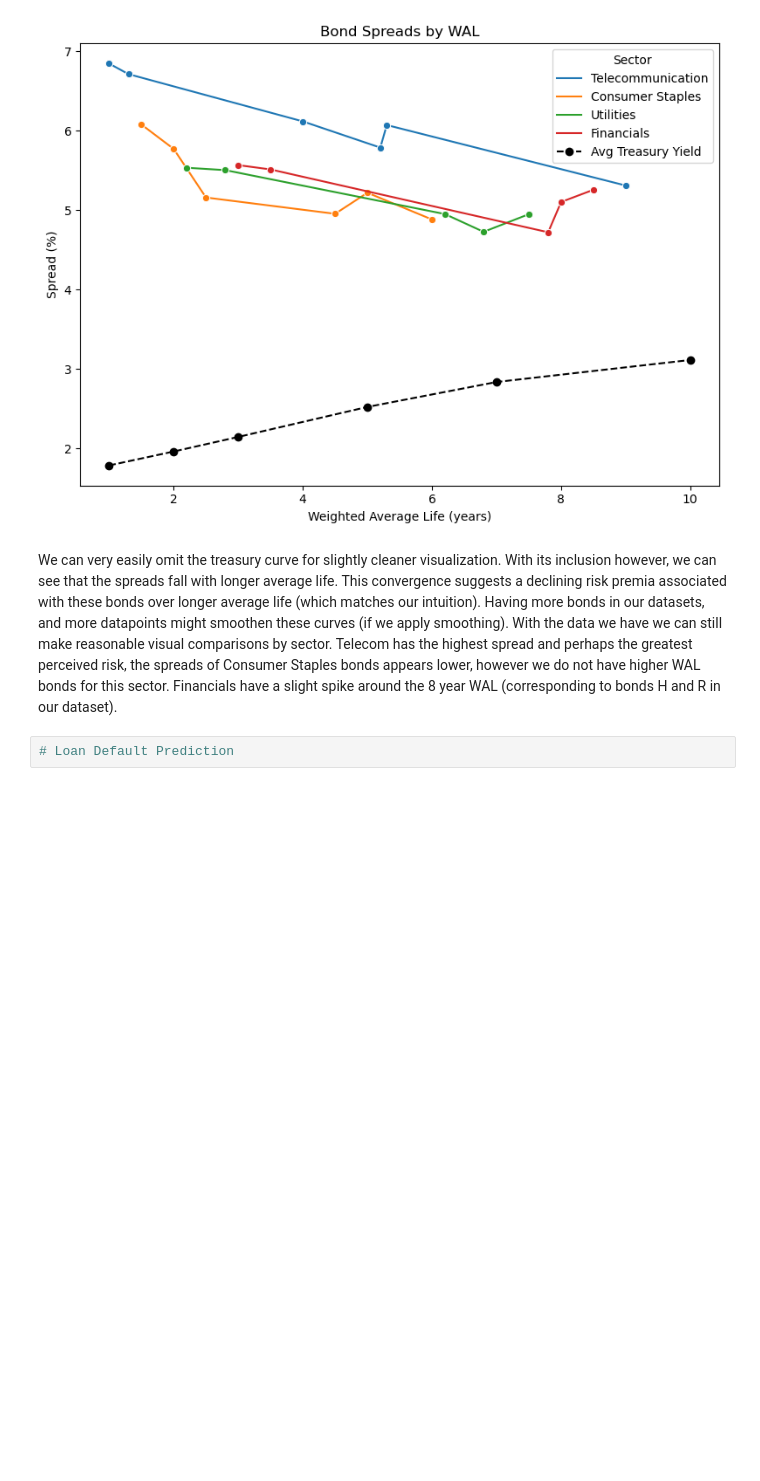
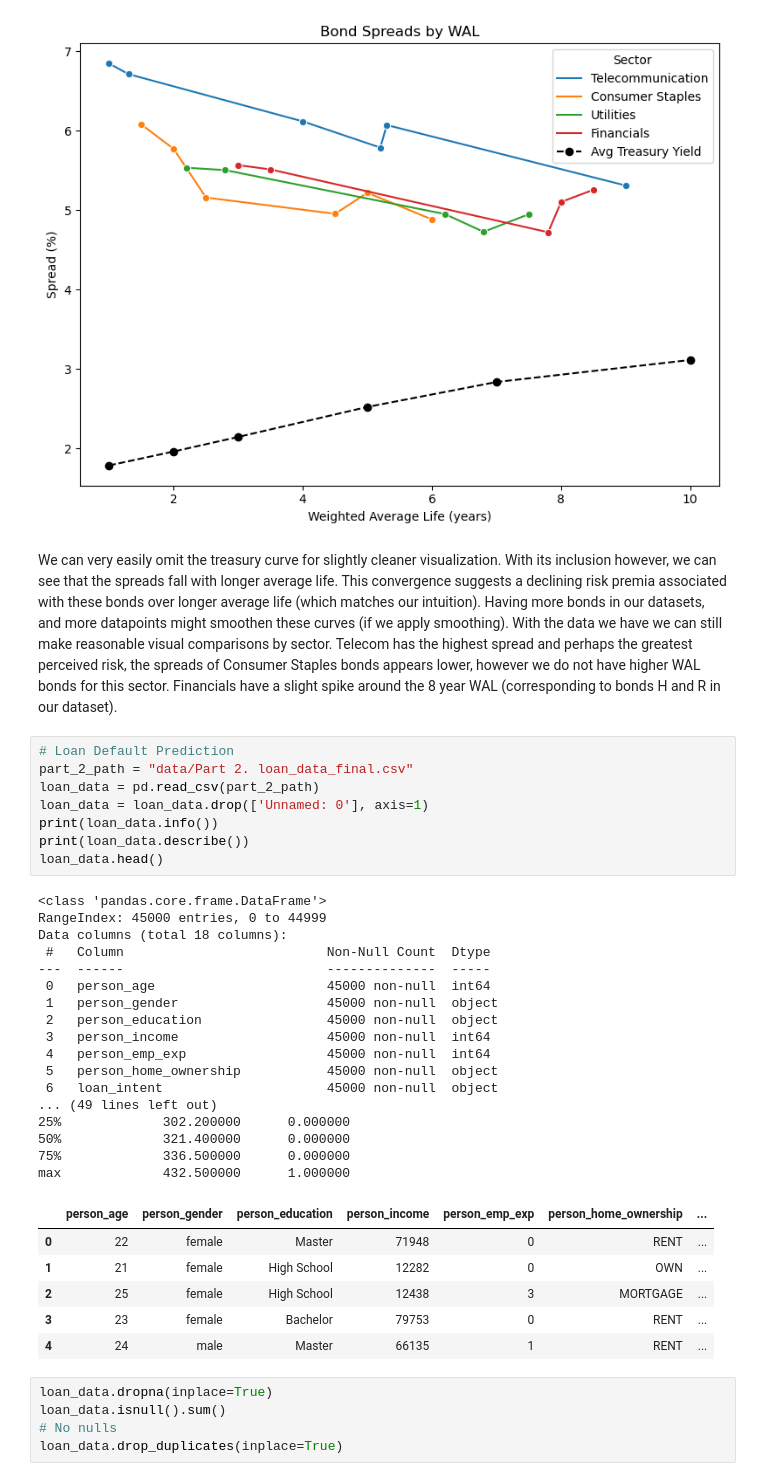
Before and after one commit to Xequals0/Code-Assessment, a Jupyter notebook: Coding-Assess-main/fred_study.ipynb, the cells around one changed output. Saved outputs shown, nothing was run; the diff lists cells and outputs as text; blank space fills up the shorter version.

```diff
--- a/Coding-Assess-main/fred_study.ipynb
+++ b/Coding-Assess-main/fred_study.ipynb
@@ -133,3 +133,38 @@ higher WAL bonds for this sector. Financials have a slight spike around the 8 ye
 in our dataset).
 # %%
 # Loan Default Prediction
+part_2_path = "data/Part 2. loan_data_final.csv"
+loan_data = pd.read_csv(part_2_path)
+loan_data = loan_data.drop(['Unnamed: 0'], axis=1)
+print(loan_data.info())
+print(loan_data.describe())
+loan_data.head()
+# %% [output]
+<class 'pandas.core.frame.DataFrame'>
+RangeIndex: 45000 entries, 0 to 44999
+Data columns (total 18 columns):
+ #   Column                          Non-Null Count  Dtype
+---  ------                          --------------  -----
+ 0   person_age                      45000 non-null  int64
+ 1   person_gender                   45000 non-null  object
+ 2   person_education                45000 non-null  object
+ 3   person_income                   45000 non-null  int64
+ 4   person_emp_exp                  45000 non-null  int64
+ 5   person_home_ownership           45000 non-null  object
+ 6   loan_intent                     45000 non-null  object
+... (49 lines left out)
+25%             302.200000      0.000000
+50%             321.400000      0.000000
+75%             336.500000      0.000000
+max             432.500000      1.000000
+|  | person_age | person_gender | person_education | person_income | person_emp_exp | person_home_ownership | ... |
+| 0 | 22 | female | Master | 71948 | 0 | RENT | ... |
+| 1 | 21 | female | High School | 12282 | 0 | OWN | ... |
+| 2 | 25 | female | High School | 12438 | 3 | MORTGAGE | ... |
+| 3 | 23 | female | Bachelor | 79753 | 0 | RENT | ... |
+| 4 | 24 | male | Master | 66135 | 1 | RENT | ... |
+# %%
+loan_data.dropna(inplace=True)
+loan_data.isnull().sum()
+# No nulls
+loan_data.drop_duplicates(inplace=True)
```
Also changed, not shown: parts of 5 cells of this notebook.
